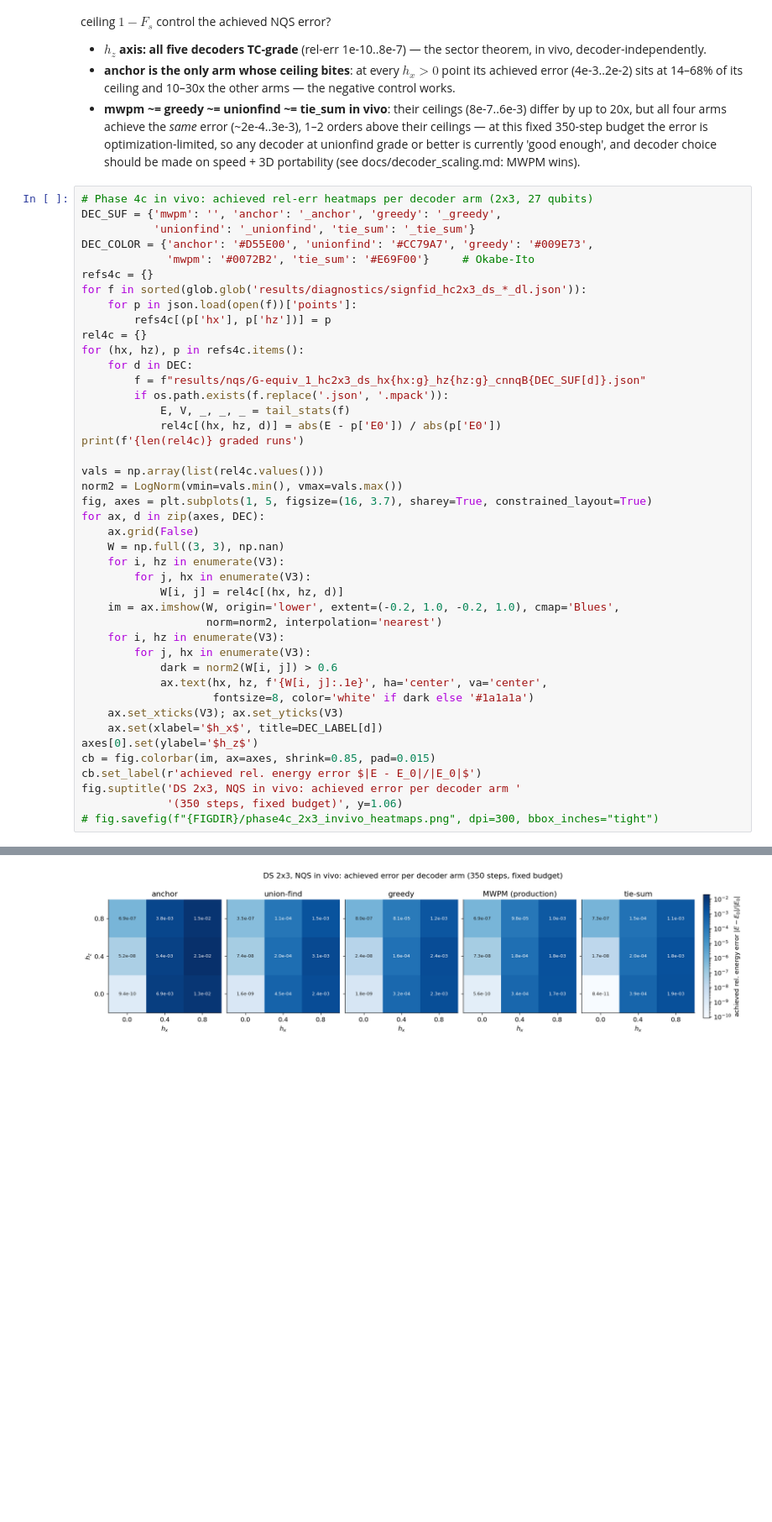
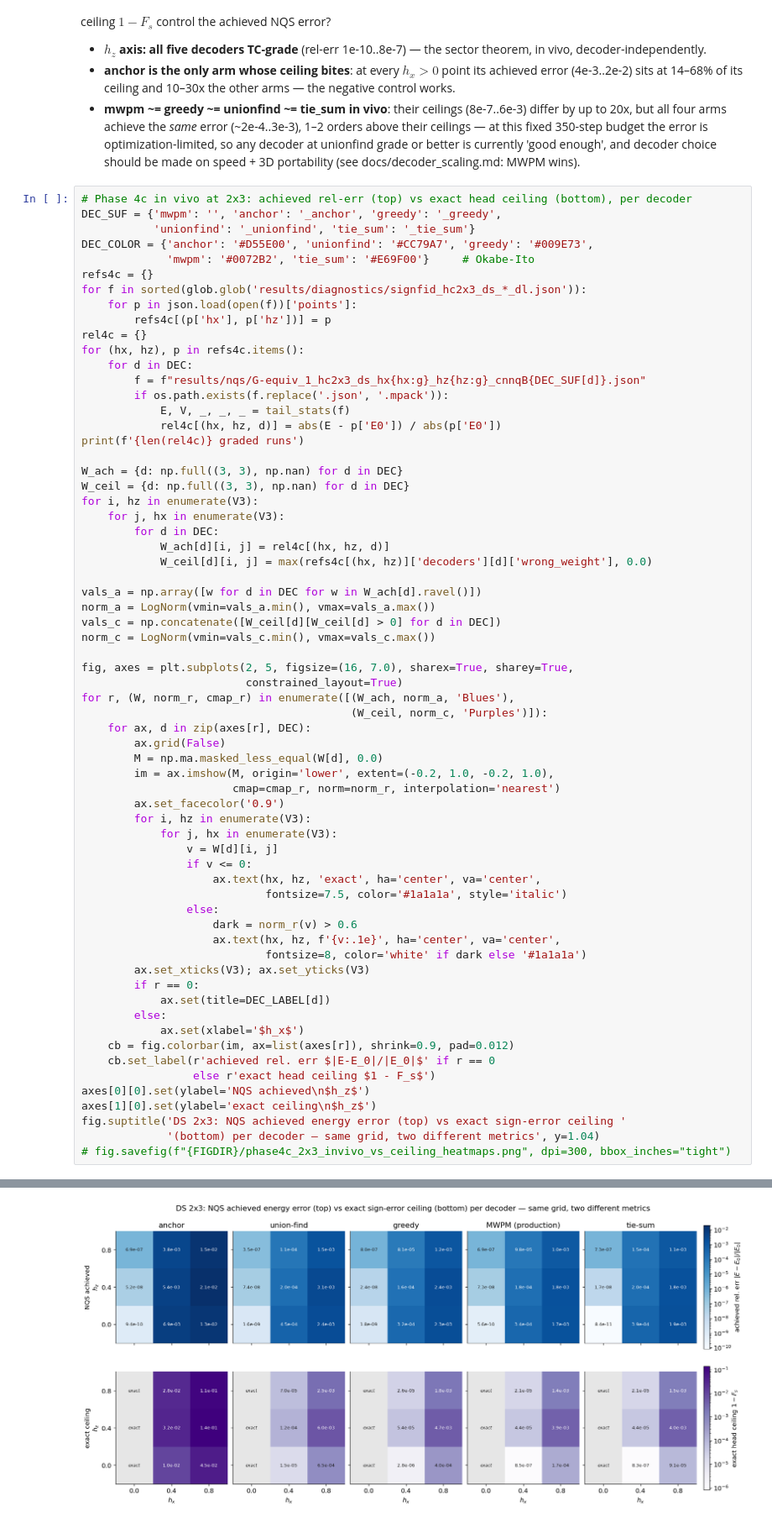
Before and after one commit to SanzharBissenali/2D-TC, a Jupyter notebook: analysis/05_phase4b_plane.ipynb, the cells around one changed output, grey strips where cells are left out. Shown at 84% size. Drawn from its saved outputs; the diff is of its cells as text; blank space fills up the shorter version.

Commit message:
notebook: in-vivo heatmaps upgraded to 2x5 — achieved rel-err (top) vs exact ceiling (bottom) per decoder
Co-Authored-By: Claude Fable 5 <noreply@anthropic.com>

```diff
--- a/analysis/05_phase4b_plane.ipynb
+++ b/analysis/05_phase4b_plane.ipynb
@@ -287,7 +284,7 @@ $1-F_s$ control the achieved NQS error?
 - **anchor is the only arm whose ceiling bites**: at every $h_x>0$ point its achieved error (4e-3..2e-2) sits at 14–68% of its ceiling and 10–30x the other arms — the negative control works.
 - **mwpm ~= greedy ~= unionfind ~= tie_sum in vivo**: their ceilings (8e-7..6e-3) differ by up to 20x, but all four arms achieve the *same* error (~2e-4..3e-3), 1–2 orders above their ceilings — at this fixed 350-step budget the error is optimization-limited, so any decoder at unionfind grade or better is currently 'good enough', and decoder choice should be made on speed + 3D portability (see docs/decoder_scaling.md: MWPM wins).
 # %%
-# Phase 4c in vivo: achieved rel-err heatmaps per decoder arm (2x3, 27 qubits)
+# Phase 4c in vivo at 2x3: achieved rel-err (top) vs exact head ceiling (bottom), per decoder
 DEC_SUF = {'mwpm': '', 'anchor': '_anchor', 'greedy': '_greedy',
            'unionfind': '_unionfind', 'tie_sum': '_tie_sum'}
 DEC_COLOR = {'anchor': '#D55E00', 'unionfind': '#CC79A7', 'greedy': '#009E73',
@@ -305,29 +302,51 @@ for (hx, hz), p in refs4c.items():
             rel4c[(hx, hz, d)] = abs(E - p['E0']) / abs(p['E0'])
 print(f'{len(rel4c)} graded runs')
 
-vals = np.array(list(rel4c.values()))
-norm2 = LogNorm(vmin=vals.min(), vmax=vals.max())
-fig, axes = plt.subplots(1, 5, figsize=(16, 3.7), sharey=True, constrained_layout=True)
-for ax, d in zip(axes, DEC):
-    ax.grid(False)
-    W = np.full((3, 3), np.nan)
-    for i, hz in enumerate(V3):
-        for j, hx in enumerate(V3):
-            W[i, j] = rel4c[(hx, hz, d)]
-    im = ax.imshow(W, origin='lower', extent=(-0.2, 1.0, -0.2, 1.0), cmap='Blues',
-                   norm=norm2, interpolation='nearest')
-    for i, hz in enumerate(V3):
-        for j, hx in enumerate(V3):
-            dark = norm2(W[i, j]) > 0.6
-            ax.text(hx, hz, f'{W[i, j]:.1e}', ha='center', va='center',
-                    fontsize=8, color='white' if dark else '#1a1a1a')
-    ax.set_xticks(V3); ax.set_yticks(V3)
-    ax.set(xlabel='$h_x$', title=DEC_LABEL[d])
-axes[0].set(ylabel='$h_z$')
-cb = fig.colorbar(im, ax=axes, shrink=0.85, pad=0.015)
-cb.set_label(r'achieved rel. energy error $|E - E_0|/|E_0|$')
-fig.suptitle('DS 2x3, NQS in vivo: achieved error per decoder arm '
-             '(350 steps, fixed budget)', y=1.06)
-# fig.savefig(f"{FIGDIR}/phase4c_2x3_invivo_heatmaps.png", dpi=300, bbox_inches="tight")
+W_ach = {d: np.full((3, 3), np.nan) for d in DEC}
+W_ceil = {d: np.full((3, 3), np.nan) for d in DEC}
+for i, hz in enumerate(V3):
+    for j, hx in enumerate(V3):
+        for d in DEC:
+            W_ach[d][i, j] = rel4c[(hx, hz, d)]
+            W_ceil[d][i, j] = max(refs4c[(hx, hz)]['decoders'][d]['wrong_weight'], 0.0)
+
+vals_a = np.array([w for d in DEC for w in W_ach[d].ravel()])
+norm_a = LogNorm(vmin=vals_a.min(), vmax=vals_a.max())
+vals_c = np.concatenate([W_ceil[d][W_ceil[d] > 0] for d in DEC])
+norm_c = LogNorm(vmin=vals_c.min(), vmax=vals_c.max())
+
+fig, axes = plt.subplots(2, 5, figsize=(16, 7.0), sharex=True, sharey=True,
+                         constrained_layout=True)
+for r, (W, norm_r, cmap_r) in enumerate([(W_ach, norm_a, 'Blues'),
+                                         (W_ceil, norm_c, 'Purples')]):
+    for ax, d in zip(axes[r], DEC):
+        ax.grid(False)
+        M = np.ma.masked_less_equal(W[d], 0.0)
+        im = ax.imshow(M, origin='lower', extent=(-0.2, 1.0, -0.2, 1.0),
+                       cmap=cmap_r, norm=norm_r, interpolation='nearest')
+        ax.set_facecolor('0.9')
+        for i, hz in enumerate(V3):
+            for j, hx in enumerate(V3):
+                v = W[d][i, j]
+                if v <= 0:
+                    ax.text(hx, hz, 'exact', ha='center', va='center',
+                            fontsize=7.5, color='#1a1a1a', style='italic')
+                else:
+                    dark = norm_r(v) > 0.6
+                    ax.text(hx, hz, f'{v:.1e}', ha='center', va='center',
+                            fontsize=8, color='white' if dark else '#1a1a1a')
+        ax.set_xticks(V3); ax.set_yticks(V3)
+        if r == 0:
+            ax.set(title=DEC_LABEL[d])
+        else:
+            ax.set(xlabel='$h_x$')
+    cb = fig.colorbar(im, ax=list(axes[r]), shrink=0.9, pad=0.012)
+    cb.set_label(r'achieved rel. err $|E-E_0|/|E_0|$' if r == 0
+                 else r'exact head ceiling $1 - F_s$')
+axes[0][0].set(ylabel='NQS achieved\n$h_z$')
+axes[1][0].set(ylabel='exact ceiling\n$h_z$')
+fig.suptitle('DS 2x3: NQS achieved energy error (top) vs exact sign-error ceiling '
+             '(bottom) per decoder — same grid, two different metrics', y=1.04)
+# fig.savefig(f"{FIGDIR}/phase4c_2x3_invivo_vs_ceiling_heatmaps.png", dpi=300, bbox_inches="tight")
 # %% [output]
 45 graded runs
@@ -335,4 +354,4 @@ Text(0.5, 1.06, 'DS 2x3, NQS in vivo: achieved error per decoder arm (350 steps,
-[figure, old version]
+[figure, new version]
 # %%
 # achieved vs ceiling (left) + the six field points as a ladder (right)
 fig, (axs, axl) = plt.subplots(1, 2, figsize=(13, 4.8))
```
Also changed, not shown: parts of 4 cells of this notebook.
